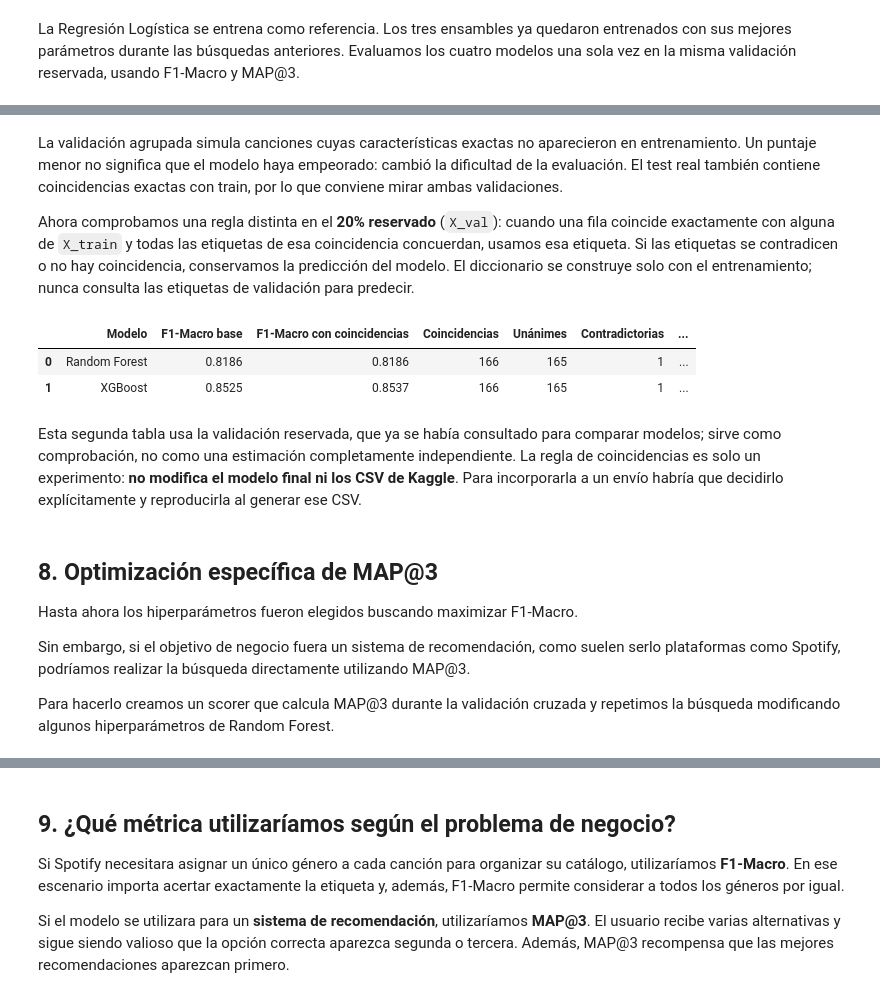
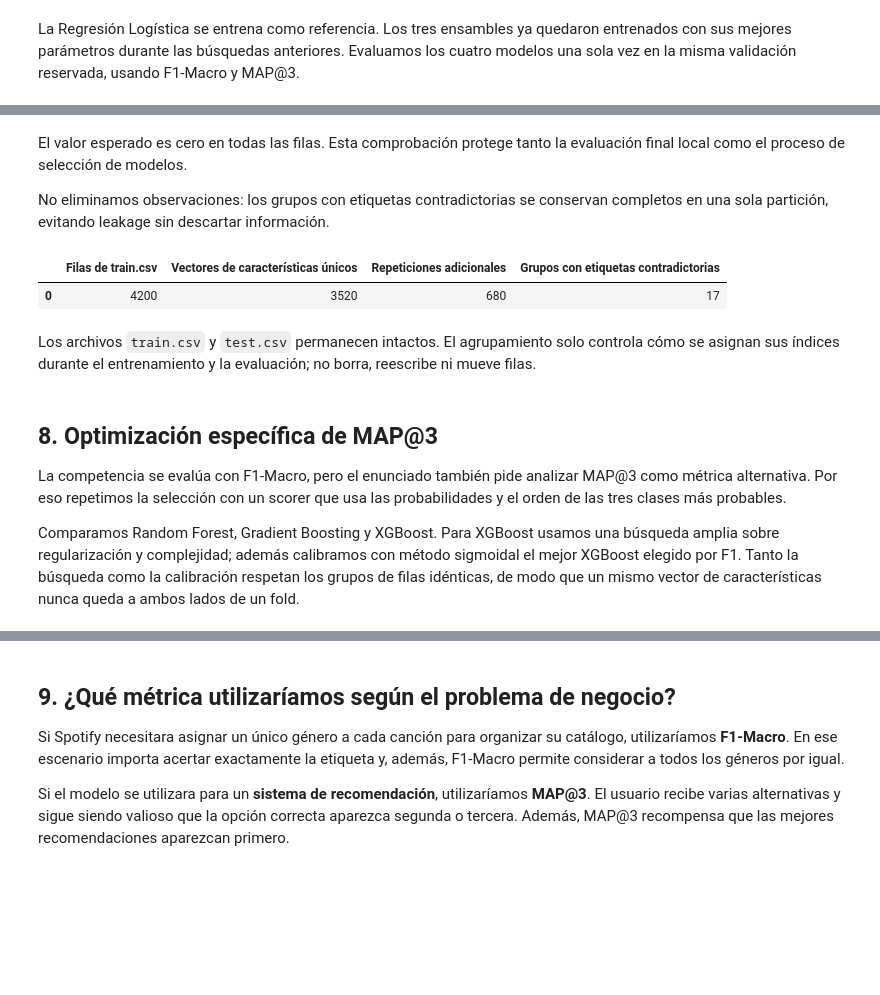
Before and after one commit to lourdesMV/TD6-TP2, a Jupyter notebook: spotify.ipynb, the cells around one changed output, grey strips where cells are left out. Saved outputs shown, nothing was run; the diff lists cells and outputs as text; code cells hidden in the pictures; blank space fills up the shorter version.

```diff
--- a/spotify.ipynb
+++ b/spotify.ipynb
@@ -840,66 +963,32 @@ display(comparacion_validaciones.round(4))
 # %% [markdown]
-La validación agrupada simula canciones cuyas características exactas no aparecieron en entrenamiento. Un puntaje menor no significa que el modelo haya empeorado: cambió la dificultad de la evaluación. El test real también contiene coincidencias exactas con train, por lo que conviene mirar ambas validaciones.
+El valor esperado es cero en todas las filas. Esta comprobación protege tanto la evaluación final local como el proceso de selección de modelos.
 
-Ahora comprobamos una regla distinta en el **20% reservado** (`X_val`): cuando una fila coincide exactamente con alguna de `X_train` y todas las etiquetas de esa coincidencia concuerdan, usamos esa etiqueta. Si las etiquetas se contradicen o no hay coincidencia, conservamos la predicción del modelo. El diccionario se construye solo con el entrenamiento; nunca consulta las etiquetas de validación para predecir.
+No eliminamos observaciones: los grupos con etiquetas contradictorias se conservan completos en una sola partición, evitando leakage sin descartar información.
 # %%
-from collections import defaultdict
+conteo_por_grupo = df.groupby(
+    list(X.columns),
+    dropna=False
+)["Expected"].agg(["size", "nunique"])
 
-etiquetas_por_caracteristicas = defaultdict(set)
-for caracteristicas, etiqueta in zip(
-    X_train.itertuples(index=False, name=None), y_train
-):
-    etiquetas_por_caracteristicas[caracteristicas].add(etiqueta)
+auditoria_duplicados = pd.DataFrame({
+    "Filas de train.csv": [len(df)],
+    "Vectores de características únicos": [len(conteo_por_grupo)],
+    "Repeticiones adicionales": [len(df) - len(conteo_por_grupo)],
+    "Grupos con etiquetas contradictorias": [
+        (conteo_por_grupo["nunique"] > 1).sum()
+    ]
+})
 
-resultados_coincidencias = []
-for nombre, modelo in [
-    ("Random Forest", modelo_f1),
-    ("XGBoost", modelo_xgb),
-]:
-    predicciones_base = modelo.predict(X_val)
-    predicciones_con_coincidencias = predicciones_base.copy()
-    coincidencias = 0
-    unicas = 0
-    contradictorias = 0
-
-    for posicion, caracteristicas in enumerate(
-        X_val.itertuples(index=False, name=None)
-    ):
-        etiquetas = etiquetas_por_caracteristicas.get(caracteristicas)
-        if etiquetas:
-            coincidencias += 1
-            if len(etiquetas) == 1:
-                unicas += 1
-                predicciones_con_coincidencias[posicion] = next(iter(etiquetas))
-            else:
-                contradictorias += 1
-
-    resultados_coincidencias.append({
-        "Modelo": nombre,
-        "F1-Macro base": f1_score(y_val, predicciones_base, average="macro"),
-        "F1-Macro con coincidencias": f1_score(
-            y_val, predicciones_con_coincidencias, average="macro"
-        ),
-        "Coincidencias": coincidencias,
-        "Unánimes": unicas,
-        "Contradictorias": contradictorias,
-        "Predicciones modificadas": sum(
-            predicciones_base != predicciones_con_coincidencias
-        ),
-    })
-
-display(pd.DataFrame(resultados_coincidencias).round(4))
+display(auditoria_duplicados)
 # %% [output]
-|  | Modelo | F1-Macro base | F1-Macro con coincidencias | Coincidencias | Unánimes | Contradictorias | ... |
-| 0 | Random Forest | 0.8186 | 0.8186 | 166 | 165 | 1 | ... |
-| 1 | XGBoost | 0.8525 | 0.8537 | 166 | 165 | 1 | ... |
+|  | Filas de train.csv | Vectores de características únicos | Repeticiones adicionales | Grupos con etiquetas contradictorias |
+| 0 | 4200 | 3520 | 680 | 17 |
 # %% [markdown]
-Esta segunda tabla usa la validación reservada, que ya se había consultado para comparar modelos; sirve como comprobación, no como una estimación completamente independiente. La regla de coincidencias es solo un experimento: **no modifica el modelo final ni los CSV de Kaggle**. Para incorporarla a un envío habría que decidirlo explícitamente y reproducirla al generar ese CSV.
+Los archivos `train.csv` y `test.csv` permanecen intactos. El agrupamiento solo controla cómo se asignan sus índices durante el entrenamiento y la evaluación; no borra, reescribe ni mueve filas.
 # %% [markdown]
 ## 8. Optimización específica de MAP@3
 
-Hasta ahora los hiperparámetros fueron elegidos buscando maximizar F1-Macro.
+La competencia se evalúa con F1-Macro, pero el enunciado también pide analizar MAP@3 como métrica alternativa. Por eso repetimos la selección con un scorer que usa las probabilidades y el orden de las tres clases más probables.
 
-Sin embargo, si el objetivo de negocio fuera un sistema de recomendación, como suelen serlo plataformas como Spotify, podríamos realizar la búsqueda directamente utilizando MAP@3.
-
-Para hacerlo creamos un scorer que calcula MAP@3 durante la validación cruzada y repetimos la búsqueda modificando algunos hiperparámetros de Random Forest.
+Comparamos Random Forest, Gradient Boosting y XGBoost. Para XGBoost usamos una búsqueda amplia sobre regularización y complejidad; además calibramos con método sigmoidal el mejor XGBoost elegido por F1. Tanto la búsqueda como la calibración respetan los grupos de filas idénticas, de modo que un mismo vector de características nunca queda a ambos lados de un fold.
 # %%
```
Also changed, not shown: parts of 27 cells of this notebook, 1 other file.
